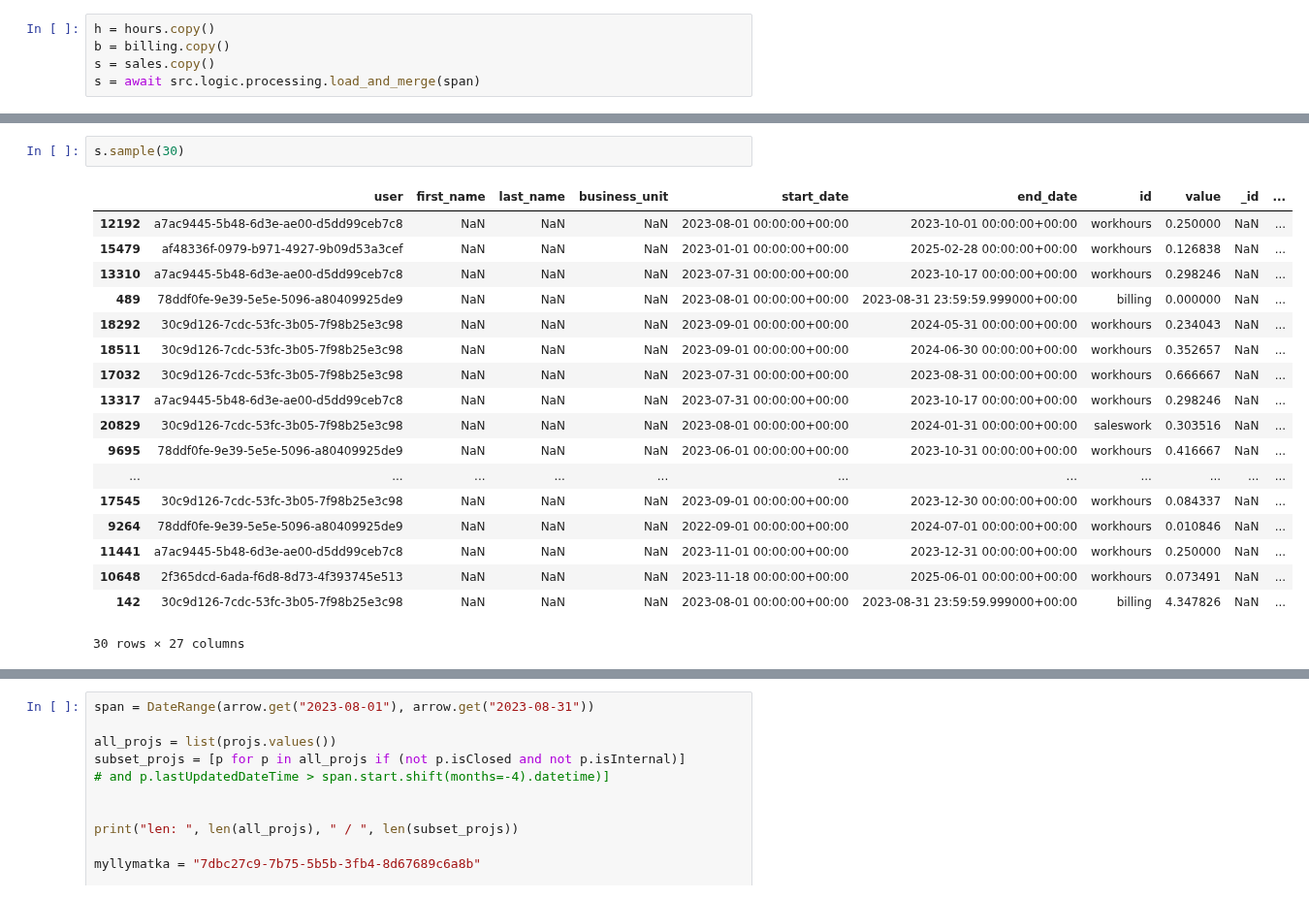
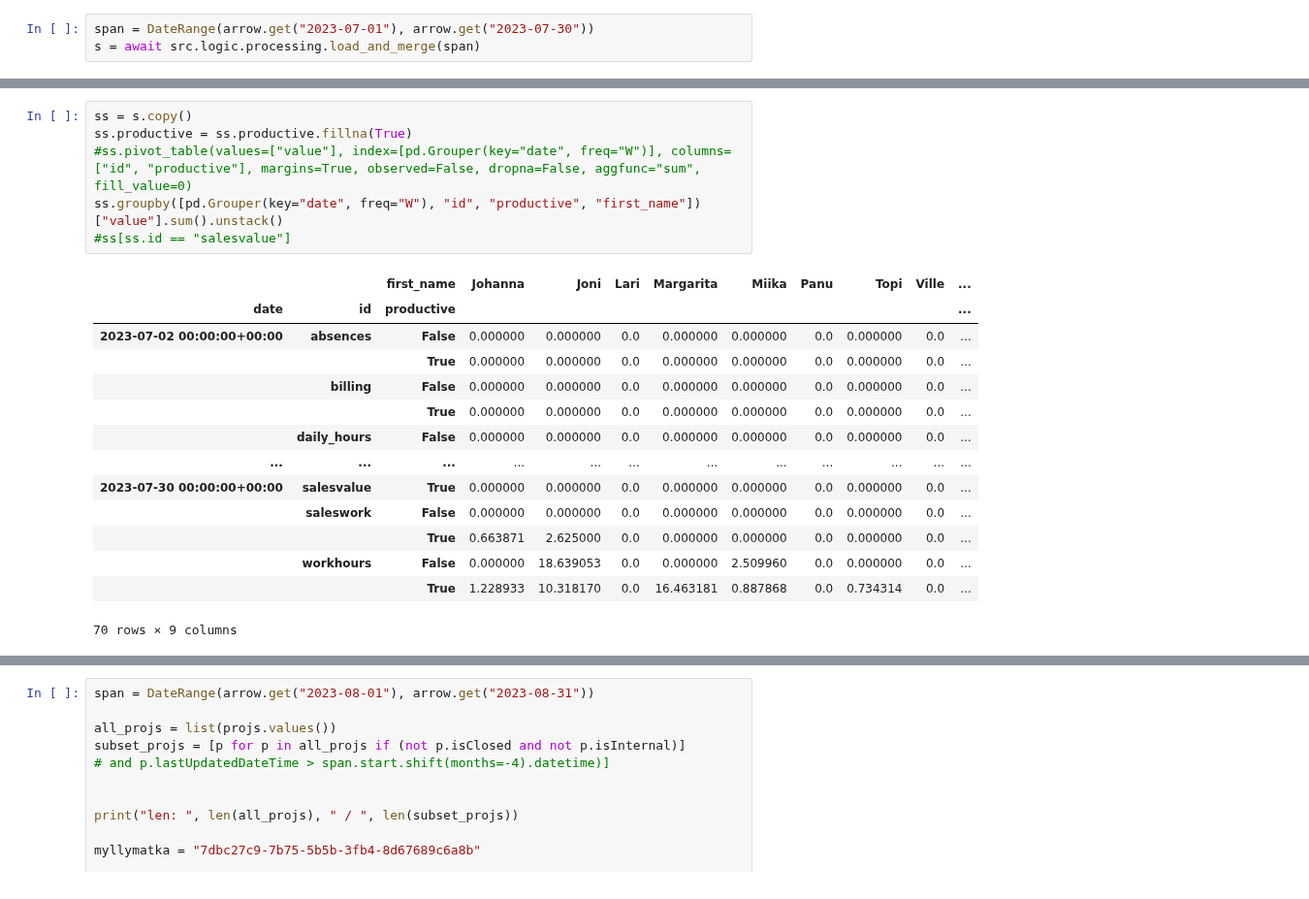
Before and after one commit to vreima/tie-dashboard, a Jupyter notebook: testing-notebook.ipynb, the cells around one changed output, grey strips where cells are left out. Shown at 97% size. Drawn from its saved outputs; the diff is of its cells as text.

```diff
--- a/testing-notebook.ipynb
+++ b/testing-notebook.ipynb
@@ -121,6 +38,4 @@ async with src.logic.severa.client.Client() as f:
 # %%
-h = hours.copy()
-b = billing.copy()
-s = sales.copy()
+span = DateRange(arrow.get("2023-07-01"), arrow.get("2023-07-30"))
 s = await src.logic.processing.load_and_merge(span)
 # %% [output]
@@ -144,21 +81,21 @@ Index: []
 # %%
-s.sample(30)
+ss = s.copy()
+ss.productive = ss.productive.fillna(True)
+#ss.pivot_table(values=["value"], index=[pd.Grouper(key="date", freq="W")], columns=["id", "productive"], margins=True, observed=False, dropna=False, aggfunc="sum", fill_value=0)
+ss.groupby([pd.Grouper(key="date", freq="W"), "id", "productive", "first_name"])["value"].sum().unstack()
+#ss[ss.id == "salesvalue"]
 # %% [output]
-|  | user | first_name | last_name | business_unit | start_date | end_date | id | value | _id | ... |
-| 12192 | a7ac9445-5b48-6d3e-ae00-d5dd99ceb7c8 | NaN | NaN | NaN | 2023-08-01 00:00:00+00:00 | 2023-10-01 00:00:00+00:00 | workhours | 0.250000 | NaN | ... |
-| 15479 | af48336f-0979-b971-4927-9b09d53a3cef | NaN | NaN | NaN | 2023-01-01 00:00:00+00:00 | 2025-02-28 00:00:00+00:00 | workhours | 0.126838 | NaN | ... |
-| 13310 | a7ac9445-5b48-6d3e-ae00-d5dd99ceb7c8 | NaN | NaN | NaN | 2023-07-31 00:00:00+00:00 | 2023-10-17 00:00:00+00:00 | workhours | 0.298246 | NaN | ... |
-| 489 | 78ddf0fe-9e39-5e5e-5096-a80409925de9 | NaN | NaN | NaN | 2023-08-01 00:00:00+00:00 | 2023-08-31 23:59:59.999000+00:00 | billing | 0.000000 | NaN | ... |
-| 18292 | 30c9d126-7cdc-53fc-3b05-7f98b25e3c98 | NaN | NaN | NaN | 2023-09-01 00:00:00+00:00 | 2024-05-31 00:00:00+00:00 | workhours | 0.234043 | NaN | ... |
-| 18511 | 30c9d126-7cdc-53fc-3b05-7f98b25e3c98 | NaN | NaN | NaN | 2023-09-01 00:00:00+00:00 | 2024-06-30 00:00:00+00:00 | workhours | 0.352657 | NaN | ... |
-| 17032 | 30c9d126-7cdc-53fc-3b05-7f98b25e3c98 | NaN | NaN | NaN | 2023-07-31 00:00:00+00:00 | 2023-08-31 00:00:00+00:00 | workhours | 0.666667 | NaN | ... |
-| 13317 | a7ac9445-5b48-6d3e-ae00-d5dd99ceb7c8 | NaN | NaN | NaN | 2023-07-31 00:00:00+00:00 | 2023-10-17 00:00:00+00:00 | workhours | 0.298246 | NaN | ... |
-| 20829 | 30c9d126-7cdc-53fc-3b05-7f98b25e3c98 | NaN | NaN | NaN | 2023-08-01 00:00:00+00:00 | 2024-01-31 00:00:00+00:00 | saleswork | 0.303516 | NaN | ... |
-| 9695 | 78ddf0fe-9e39-5e5e-5096-a80409925de9 | NaN | NaN | NaN | 2023-06-01 00:00:00+00:00 | 2023-10-31 00:00:00+00:00 | workhours | 0.416667 | NaN | ... |
-| ... | ... | ... | ... | ... | ... | ... | ... | ... | ... | ... |
-| 17545 | 30c9d126-7cdc-53fc-3b05-7f98b25e3c98 | NaN | NaN | NaN | 2023-09-01 00:00:00+00:00 | 2023-12-30 00:00:00+00:00 | workhours | 0.084337 | NaN | ... |
-| 9264 | 78ddf0fe-9e39-5e5e-5096-a80409925de9 | NaN | NaN | NaN | 2022-09-01 00:00:00+00:00 | 2024-07-01 00:00:00+00:00 | workhours | 0.010846 | NaN | ... |
-| 11441 | a7ac9445-5b48-6d3e-ae00-d5dd99ceb7c8 | NaN | NaN | NaN | 2023-11-01 00:00:00+00:00 | 2023-12-31 00:00:00+00:00 | workhours | 0.250000 | NaN | ... |
-| 10648 | 2f365dcd-6ada-f6d8-8d73-4f393745e513 | NaN | NaN | NaN | 2023-11-18 00:00:00+00:00 | 2025-06-01 00:00:00+00:00 | workhours | 0.073491 | NaN | ... |
-| 142 | 30c9d126-7cdc-53fc-3b05-7f98b25e3c98 | NaN | NaN | NaN | 2023-08-01 00:00:00+00:00 | 2023-08-31 23:59:59.999000+00:00 | billing | 4.347826 | NaN | ... |
+|  |  | first_name | Johanna | Joni | Lari | Margarita | Miika | Panu | Topi | Ville | ... |
+| date | id | productive |  |  |  |  |  |  |  |  | ... |
+| 2023-07-02 00:00:00+00:00 | absences | False | 0.000000 | 0.000000 | 0.0 | 0.000000 | 0.000000 | 0.0 | 0.000000 | 0.0 | ... |
+|  |  | True | 0.000000 | 0.000000 | 0.0 | 0.000000 | 0.000000 | 0.0 | 0.000000 | 0.0 | ... |
+|  | billing | False | 0.000000 | 0.000000 | 0.0 | 0.000000 | 0.000000 | 0.0 | 0.000000 | 0.0 | ... |
+|  |  | True | 0.000000 | 0.000000 | 0.0 | 0.000000 | 0.000000 | 0.0 | 0.000000 | 0.0 | ... |
+|  | daily_hours | False | 0.000000 | 0.000000 | 0.0 | 0.000000 | 0.000000 | 0.0 | 0.000000 | 0.0 | ... |
+| ... | ... | ... | ... | ... | ... | ... | ... | ... | ... | ... | ... |
+| 2023-07-30 00:00:00+00:00 | salesvalue | True | 0.000000 | 0.000000 | 0.0 | 0.000000 | 0.000000 | 0.0 | 0.000000 | 0.0 | ... |
+|  | saleswork | False | 0.000000 | 0.000000 | 0.0 | 0.000000 | 0.000000 | 0.0 | 0.000000 | 0.0 | ... |
+|  |  | True | 0.663871 | 2.625000 | 0.0 | 0.000000 | 0.000000 | 0.0 | 0.000000 | 0.0 | ... |
+|  | workhours | False | 0.000000 | 18.639053 | 0.0 | 0.000000 | 2.509960 | 0.0 | 0.000000 | 0.0 | ... |
+|  |  | True | 1.228933 | 10.318170 | 0.0 | 16.463181 | 0.887868 | 0.0 | 0.734314 | 0.0 | ... |
-30 rows × 27 columns
+70 rows × 9 columns
```
Also changed, not shown: parts of 7 cells of this notebook, 7 other files.
